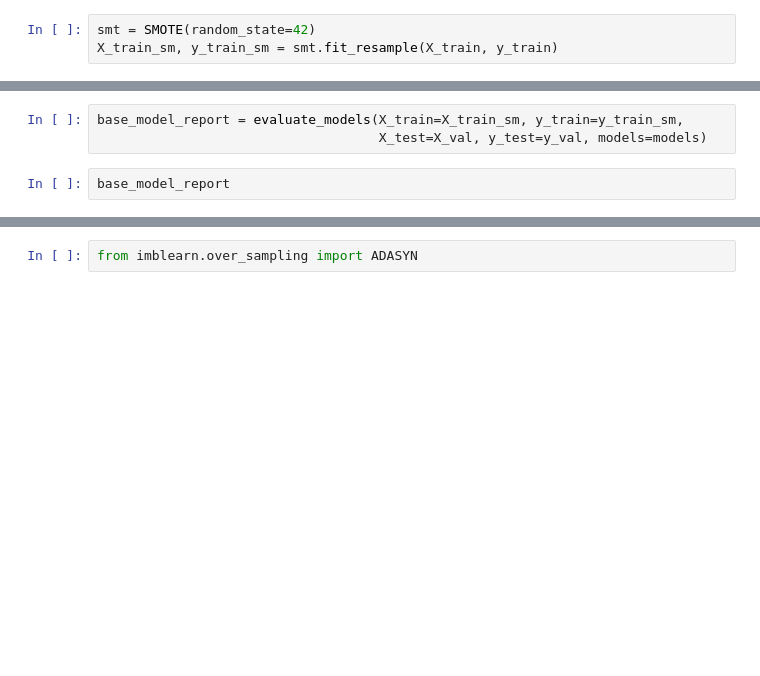
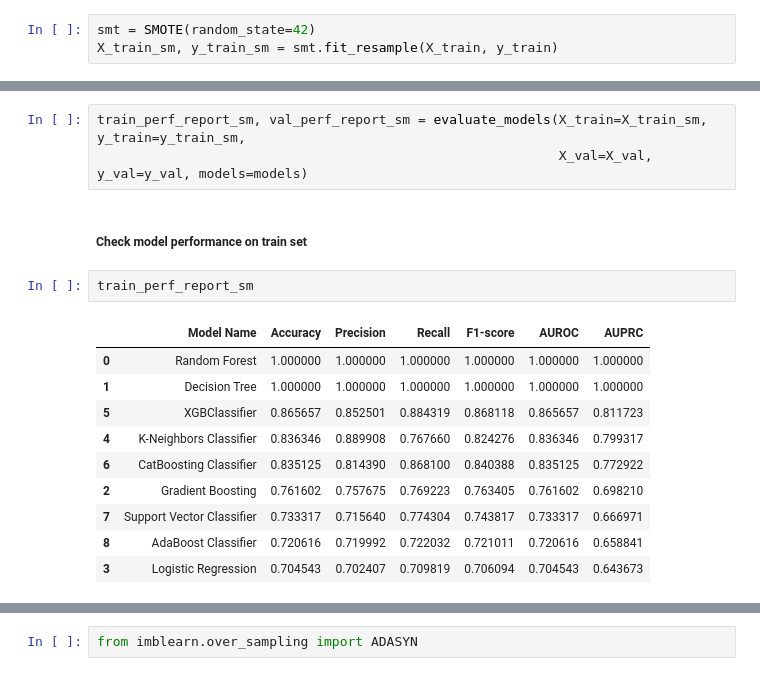
Before and after one commit to wanyingng/visa-approval-prediction, a Jupyter notebook: notebook/model_training.ipynb, the cells around one changed output, grey strips where cells are left out. Cells and saved outputs as stored; diff of their text form; blank space fills up the shorter version.

```diff
--- a/notebook/model_training.ipynb
+++ b/notebook/model_training.ipynb
@@ -1005,5 +1106,18 @@ Counter(y_train_sm)
 # %%
-base_model_report = evaluate_models(X_train=X_train_sm, y_train=y_train_sm,
-                                    X_test=X_val, y_test=y_val, models=models)
+train_perf_report_sm, val_perf_report_sm = evaluate_models(X_train=X_train_sm, y_train=y_train_sm,
+                                                           X_val=X_val, y_val=y_val, models=models)
+# %% [markdown]
+##### Check model performance on train set
 # %%
-base_model_report
+train_perf_report_sm
+# %% [output]
+|  | Model Name | Accuracy | Precision | Recall | F1-score | AUROC | AUPRC |
+| 0 | Random Forest | 1.000000 | 1.000000 | 1.000000 | 1.000000 | 1.000000 | 1.000000 |
+| 1 | Decision Tree | 1.000000 | 1.000000 | 1.000000 | 1.000000 | 1.000000 | 1.000000 |
+| 5 | XGBClassifier | 0.865657 | 0.852501 | 0.884319 | 0.868118 | 0.865657 | 0.811723 |
+| 4 | K-Neighbors Classifier | 0.836346 | 0.889908 | 0.767660 | 0.824276 | 0.836346 | 0.799317 |
+| 6 | CatBoosting Classifier | 0.835125 | 0.814390 | 0.868100 | 0.840388 | 0.835125 | 0.772922 |
+| 2 | Gradient Boosting | 0.761602 | 0.757675 | 0.769223 | 0.763405 | 0.761602 | 0.698210 |
+| 7 | Support Vector Classifier | 0.733317 | 0.715640 | 0.774304 | 0.743817 | 0.733317 | 0.666971 |
+| 8 | AdaBoost Classifier | 0.720616 | 0.719992 | 0.722032 | 0.721011 | 0.720616 | 0.658841 |
+| 3 | Logistic Regression | 0.704543 | 0.702407 | 0.709819 | 0.706094 | 0.704543 | 0.643673 |
```
Also changed, not shown: parts of 51 cells of this notebook.
